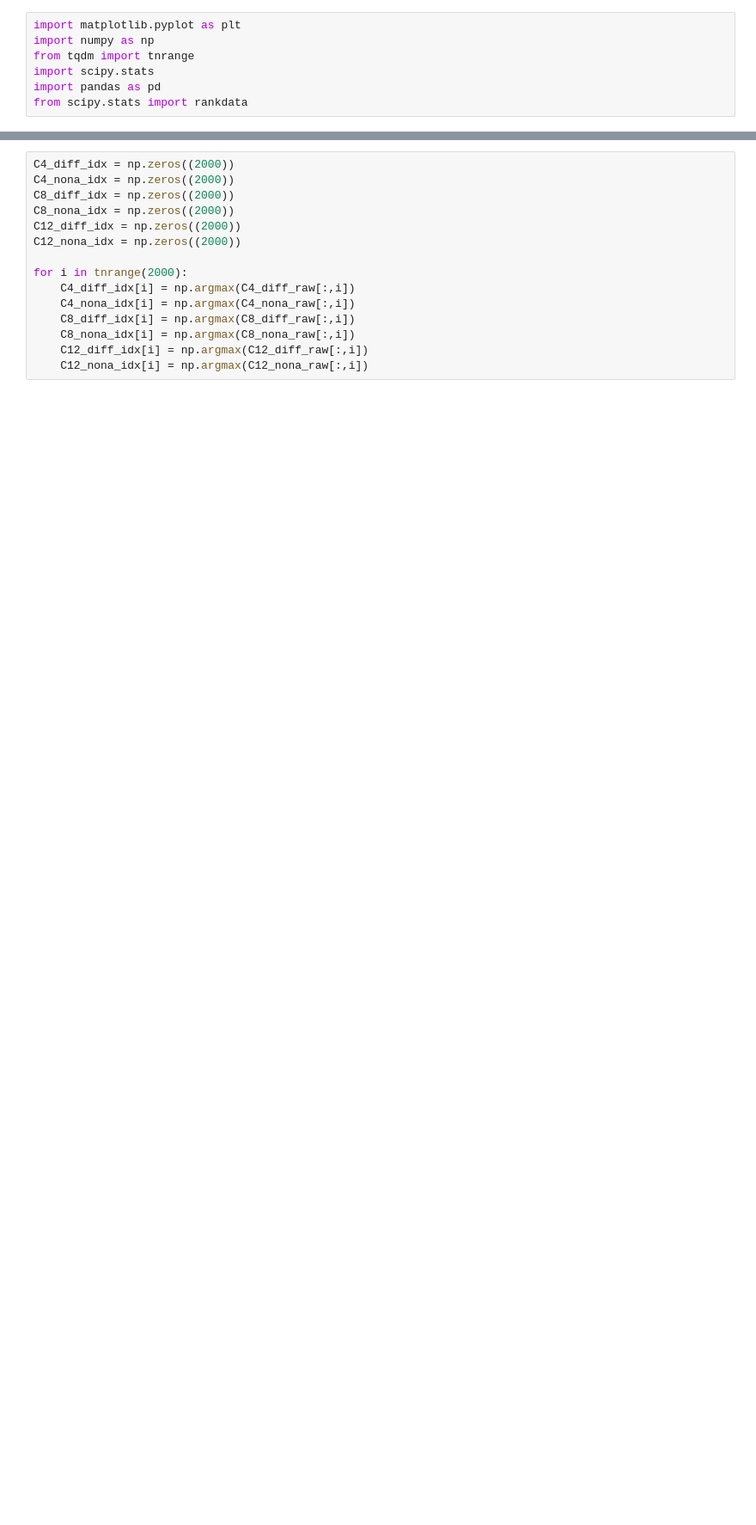
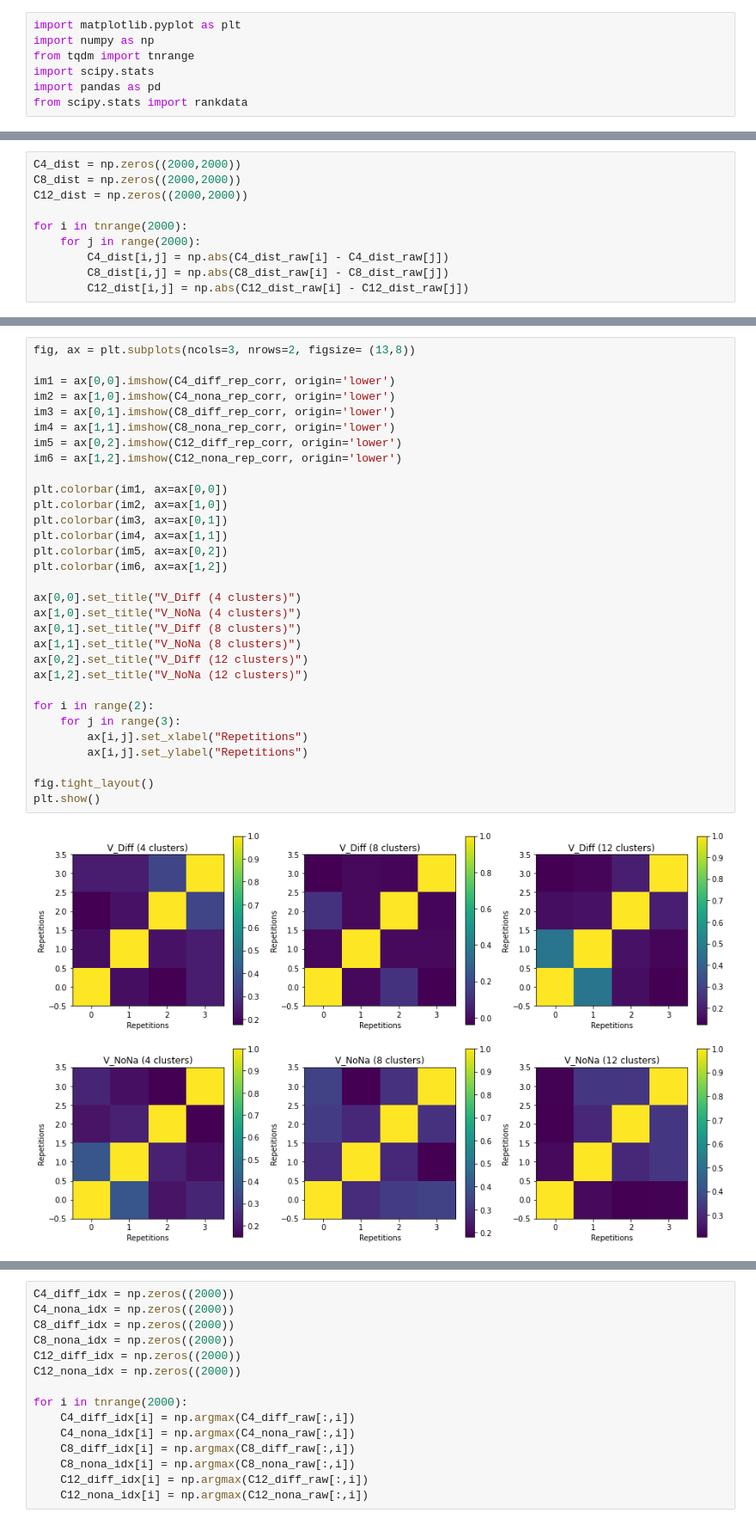
Before and after one commit to yjkimnada/dendrite, a Jupyter notebook: clust_rsa.ipynb, the cells around one changed output, grey strips where cells are left out. Shown at 86% size. Cells and saved outputs as stored; diff of their text form; blank space fills up the shorter version.

```diff
--- a/clust_rsa.ipynb
+++ b/clust_rsa.ipynb
@@ -7,0 +83,10 @@ from scipy.stats import rankdata
+# %%
+C4_dist = np.zeros((2000,2000))
+C8_dist = np.zeros((2000,2000))
+C12_dist = np.zeros((2000,2000))
+
+for i in tnrange(2000):
+    for j in range(2000):
+        C4_dist[i,j] = np.abs(C4_dist_raw[i] - C4_dist_raw[j])
+        C8_dist[i,j] = np.abs(C8_dist_raw[i] - C8_dist_raw[j])
+        C12_dist[i,j] = np.abs(C12_dist_raw[i] - C12_dist_raw[j])
@@ -7,0 +225,33 @@ from scipy.stats import rankdata
+# %%
+fig, ax = plt.subplots(ncols=3, nrows=2, figsize= (13,8))
+
+im1 = ax[0,0].imshow(C4_diff_rep_corr, origin='lower')
+im2 = ax[1,0].imshow(C4_nona_rep_corr, origin='lower')
+im3 = ax[0,1].imshow(C8_diff_rep_corr, origin='lower')
+im4 = ax[1,1].imshow(C8_nona_rep_corr, origin='lower')
+im5 = ax[0,2].imshow(C12_diff_rep_corr, origin='lower')
+im6 = ax[1,2].imshow(C12_nona_rep_corr, origin='lower')
+
+plt.colorbar(im1, ax=ax[0,0])
+plt.colorbar(im2, ax=ax[1,0])
+plt.colorbar(im3, ax=ax[0,1])
+plt.colorbar(im4, ax=ax[1,1])
+plt.colorbar(im5, ax=ax[0,2])
+plt.colorbar(im6, ax=ax[1,2])
+
+ax[0,0].set_title("V_Diff (4 clusters)")
+ax[1,0].set_title("V_NoNa (4 clusters)")
+ax[0,1].set_title("V_Diff (8 clusters)")
+ax[1,1].set_title("V_NoNa (8 clusters)")
+ax[0,2].set_title("V_Diff (12 clusters)")
+ax[1,2].set_title("V_NoNa (12 clusters)")
+
+for i in range(2):
+    for j in range(3):
+        ax[i,j].set_xlabel("Repetitions")
+        ax[i,j].set_ylabel("Repetitions")
+
+fig.tight_layout()
+plt.show()
+# %% [output]
+[figure, added]
```
Also changed, not shown: parts of 21 cells of this notebook, 5 other files.
